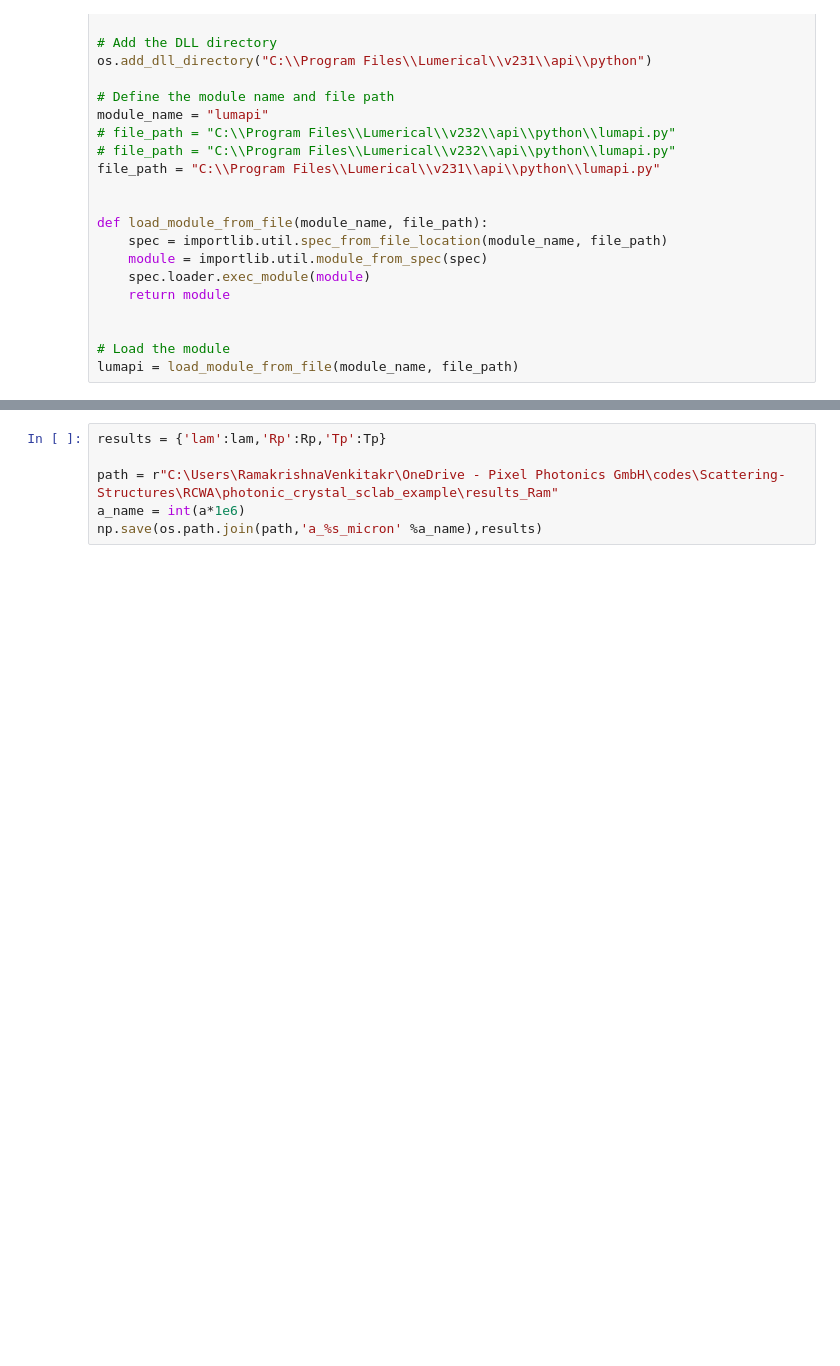
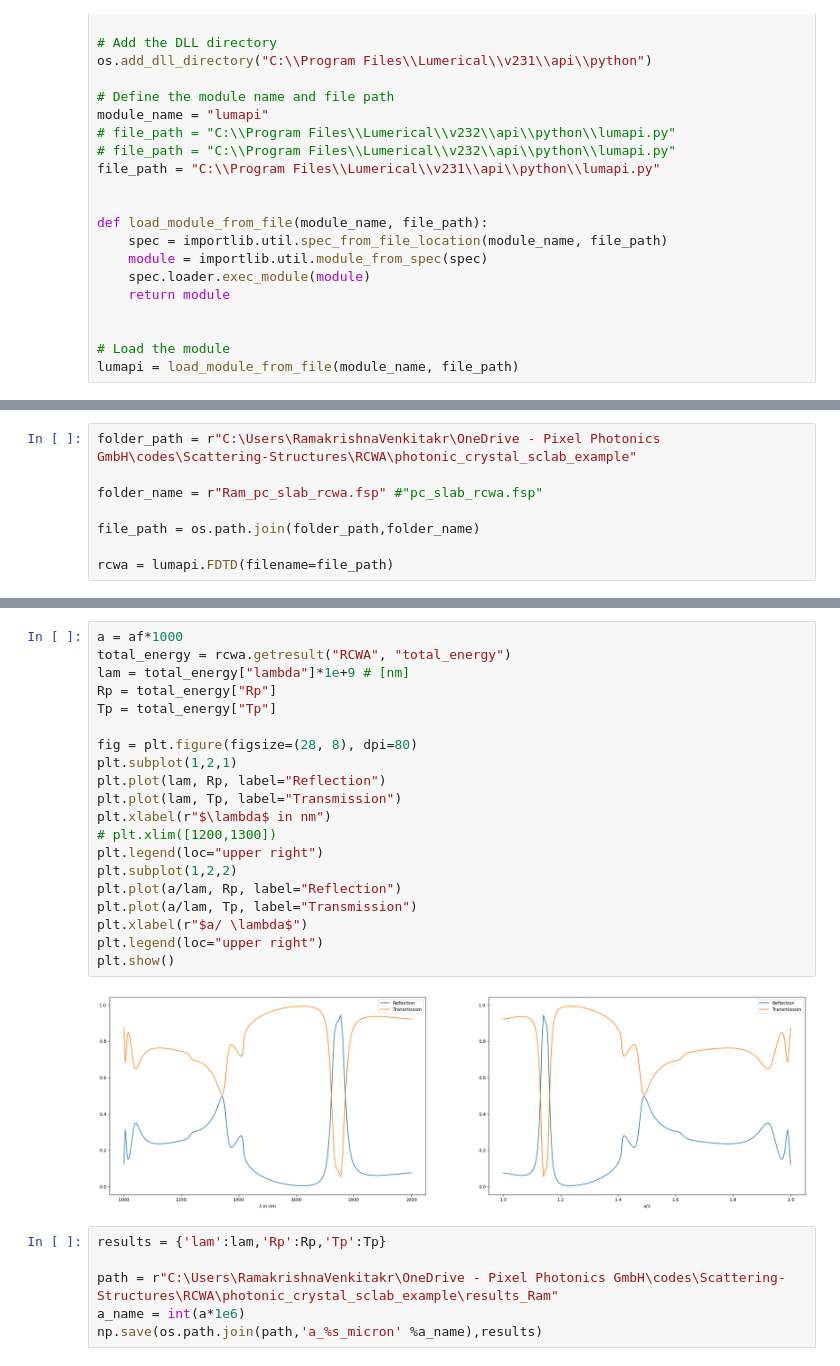
Before and after one commit to ramakrishnav130995/Scattering-Structures, a Jupyter notebook: RCWA/photonic_crystal_sclab_example/2_analyze_data.ipynb, the cells around one changed output, grey strips where cells are left out. Saved outputs shown, nothing was run; the diff lists cells and outputs as text; blank space fills up the shorter version.

```diff
--- a/RCWA/photonic_crystal_sclab_example/2_analyze_data.ipynb
+++ b/RCWA/photonic_crystal_sclab_example/2_analyze_data.ipynb
@@ -91,0 +173,8 @@ plt.show()
+# %%
+folder_path = r"C:\Users\RamakrishnaVenkitakr\OneDrive - Pixel Photonics GmbH\codes\Scattering-Structures\RCWA\photonic_crystal_sclab_example"
+
+folder_name = r"Ram_pc_slab_rcwa.fsp" #"pc_slab_rcwa.fsp"
+
+file_path = os.path.join(folder_path,folder_name)
+
+rcwa = lumapi.FDTD(filename=file_path)
@@ -92,3 +213,25 @@ plt.show()
+# %%
+a = af*1000
+total_energy = rcwa.getresult("RCWA", "total_energy")
+lam = total_energy["lambda"]*1e+9 # [nm]
+Rp = total_energy["Rp"]
+Tp = total_energy["Tp"]
+
+fig = plt.figure(figsize=(28, 8), dpi=80)
+plt.subplot(1,2,1)
+plt.plot(lam, Rp, label="Reflection")
+plt.plot(lam, Tp, label="Transmission")
+plt.xlabel(r"$\lambda$ in nm")
+# plt.xlim([1200,1300])
+plt.legend(loc="upper right")
+plt.subplot(1,2,2)
+plt.plot(a/lam, Rp, label="Reflection")
+plt.plot(a/lam, Tp, label="Transmission")
+plt.xlabel(r"$a/ \lambda$")
+plt.legend(loc="upper right")
+plt.show()
+# %% [output]
+[figure, added]
 # %%
 results = {'lam':lam,'Rp':Rp,'Tp':Tp}
 
```
Also changed, not shown: parts of 13 cells of this notebook, 2 other files.
